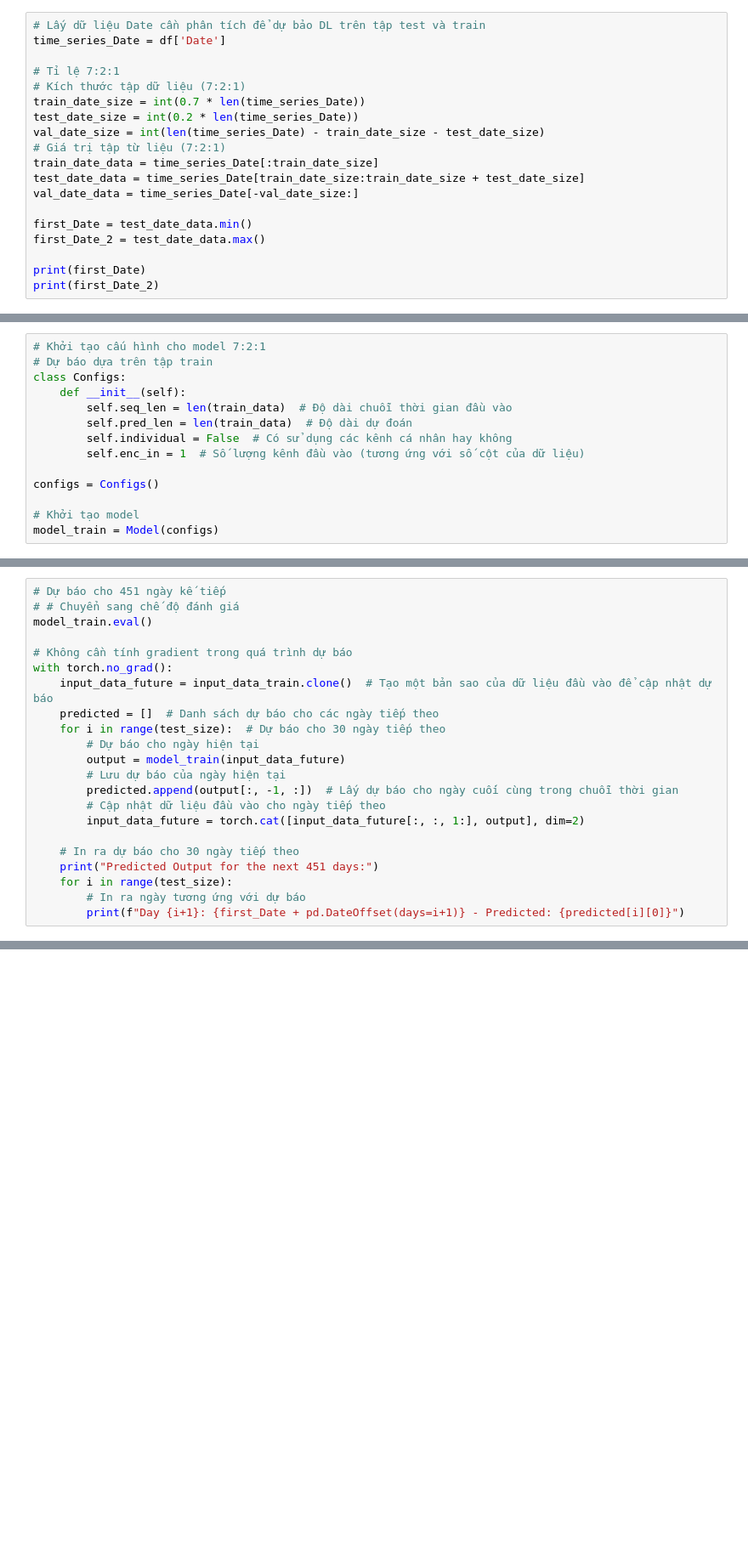
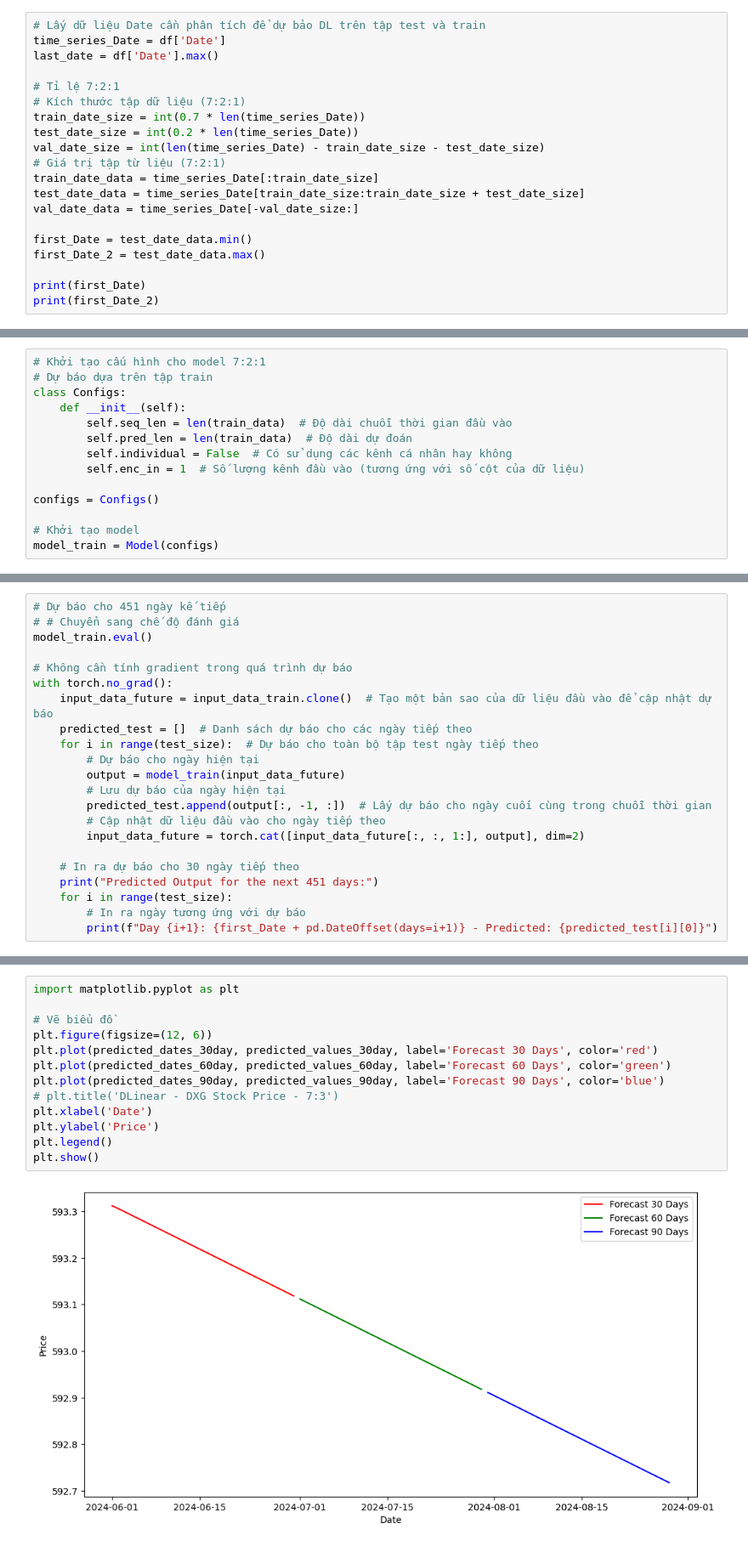
Before and after one commit to nonggfiii/IS403.O21.HTCL-Team-12, a Jupyter notebook: BNB/D-linear/721/D_linear_Adam_721.ipynb, the cells around one changed output, grey strips where cells are left out. Shown: that part at 85% size. Cells and saved outputs as stored; diff of their text form; blank space fills up the shorter version.

```diff
--- a/BNB/D-linear/721/D_linear_Adam_721.ipynb
+++ b/BNB/D-linear/721/D_linear_Adam_721.ipynb
@@ -158,6 +176,7 @@ Kích thước tập val: torch.Size([1, 193, 1])
 # %%
 # Lấy dữ liệu Date cần phân tích để dự bảo DL trên tập test và train
 time_series_Date = df['Date']
+last_date = df['Date'].max()
 
 # Tỉ lệ 7:2:1
 # Kích thước tập dữ liệu (7:2:1)
@@ -442,12 +285,12 @@ model_train.eval()
 # Không cần tính gradient trong quá trình dự báo
 with torch.no_grad():
     input_data_future = input_data_train.clone()  # Tạo một bản sao của dữ liệu đầu vào để cập nhật dự báo
-    predicted = []  # Danh sách dự báo cho các ngày tiếp theo
-    for i in range(test_size):  # Dự báo cho 30 ngày tiếp theo
+    predicted_test = []  # Danh sách dự báo cho các ngày tiếp theo
+    for i in range(test_size):  # Dự báo cho toàn bộ tập test ngày tiếp theo
         # Dự báo cho ngày hiện tại
         output = model_train(input_data_future)
         # Lưu dự báo của ngày hiện tại
-        predicted.append(output[:, -1, :])  # Lấy dự báo cho ngày cuối cùng trong chuỗi thời gian
+        predicted_test.append(output[:, -1, :])  # Lấy dự báo cho ngày cuối cùng trong chuỗi thời gian
         # Cập nhật dữ liệu đầu vào cho ngày tiếp theo
         input_data_future = torch.cat([input_data_future[:, :, 1:], output], dim=2)
 
@@ -455,6 +298,6 @@ with torch.no_grad():
     print("Predicted Output for the next 451 days:")
     for i in range(test_size):
         # In ra ngày tương ứng với dự báo
-        print(f"Day {i+1}: {first_Date + pd.DateOffset(days=i+1)} - Predicted: {predicted[i][0]}")
+        print(f"Day {i+1}: {first_Date + pd.DateOffset(days=i+1)} - Predicted: {predicted_test[i][0]}")
 # %% [output]
 Predicted Output for the next 451 days:
@@ -508,0 +469,15 @@ plt.show()
+# %%
+import matplotlib.pyplot as plt
+
+# Vẽ biểu đồ
+plt.figure(figsize=(12, 6))
+plt.plot(predicted_dates_30day, predicted_values_30day, label='Forecast 30 Days', color='red')
+plt.plot(predicted_dates_60day, predicted_values_60day, label='Forecast 60 Days', color='green')
+plt.plot(predicted_dates_90day, predicted_values_90day, label='Forecast 90 Days', color='blue')
+# plt.title('DLinear - DXG Stock Price - 7:3')
+plt.xlabel('Date')
+plt.ylabel('Price')
+plt.legend()
+plt.show()
+# %% [output]
+[figure, added]
```
Also changed, not shown: parts of 23 cells of this notebook, 1 other file.
